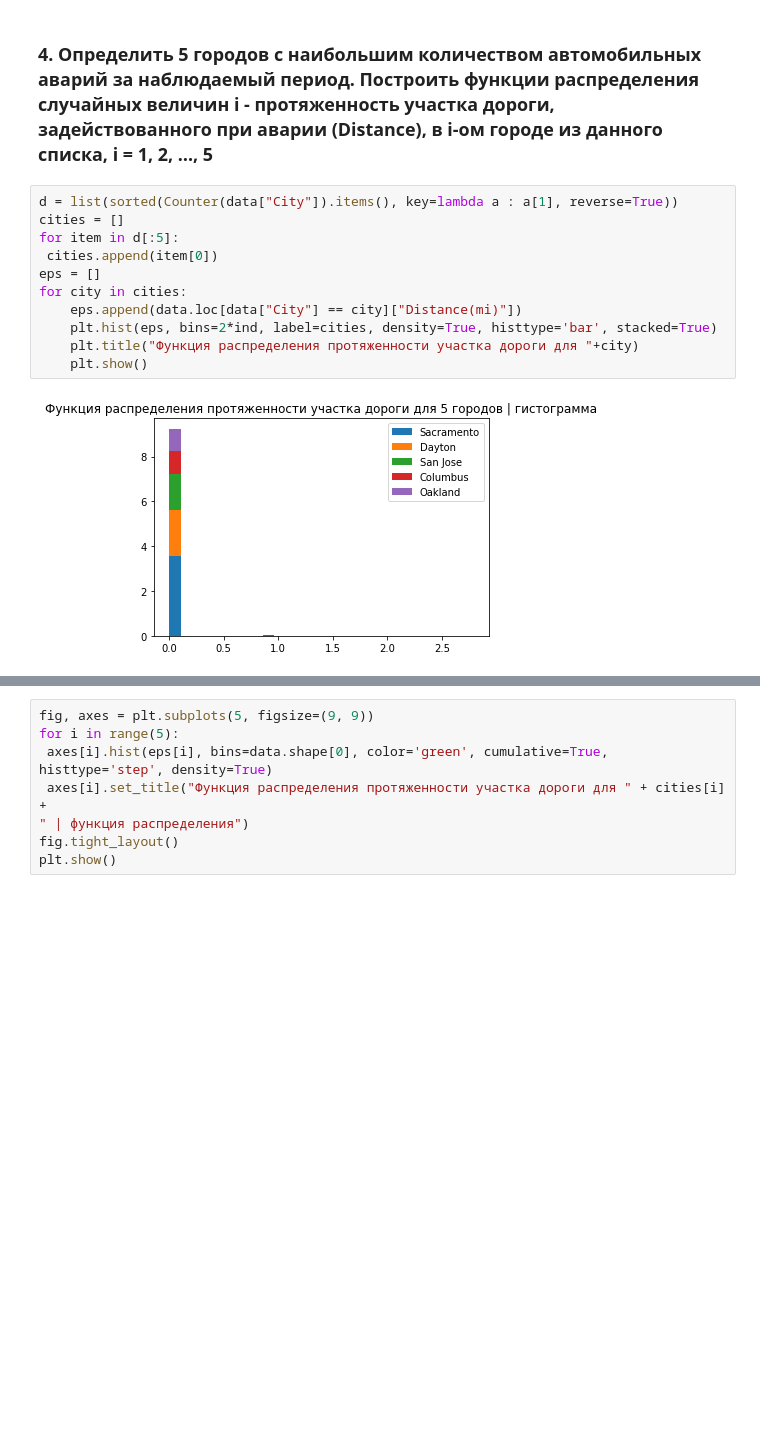
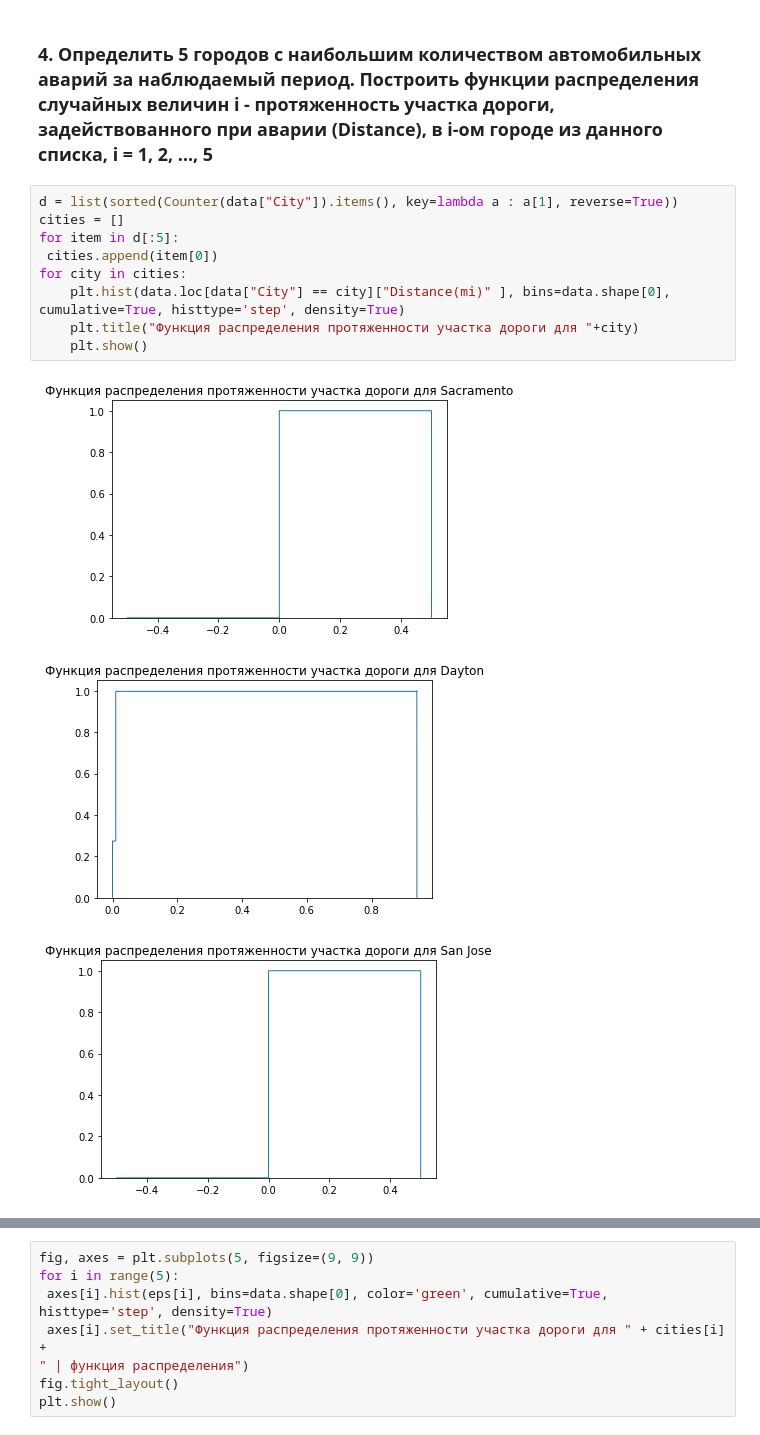
Before and after one commit to voralexan/data-analytics, a Jupyter notebook: lab2/lab2.ipynb, the cells around one changed output, grey strips where cells are left out. Drawn from its saved outputs; the diff is of its cells as text; blank space fills up the shorter version.

```diff
--- a/lab2/lab2.ipynb
+++ b/lab2/lab2.ipynb
@@ -153,13 +153,13 @@ plt.show()
 # %%
 d = list(sorted(Counter(data["City"]).items(), key=lambda a : a[1], reverse=True))
 cities = []
 for item in d[:5]:
  cities.append(item[0])
-eps = []
 for city in cities:
-    eps.append(data.loc[data["City"] == city]["Distance(mi)"])
-    plt.hist(eps, bins=2*ind, label=cities, density=True, histtype='bar', stacked=True)
+    plt.hist(data.loc[data["City"] == city]["Distance(mi)" ], bins=data.shape[0], cumulative=True, histtype='step', density=True)
     plt.title("Функция распределения протяженности участка дороги для "+city)
     plt.show()
 # %% [output]
-[figure, old version]
+[figure, new version]
+[figure, added]
+[figure, added]
```
Also changed, not shown: parts of 1 cell of this notebook.
